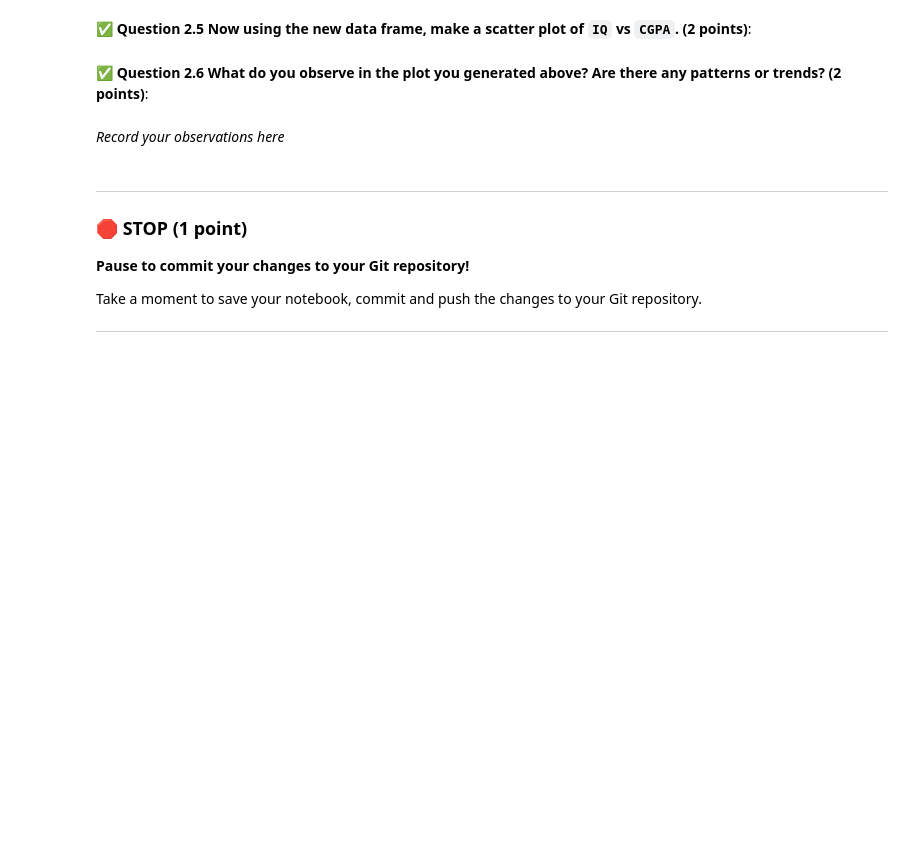
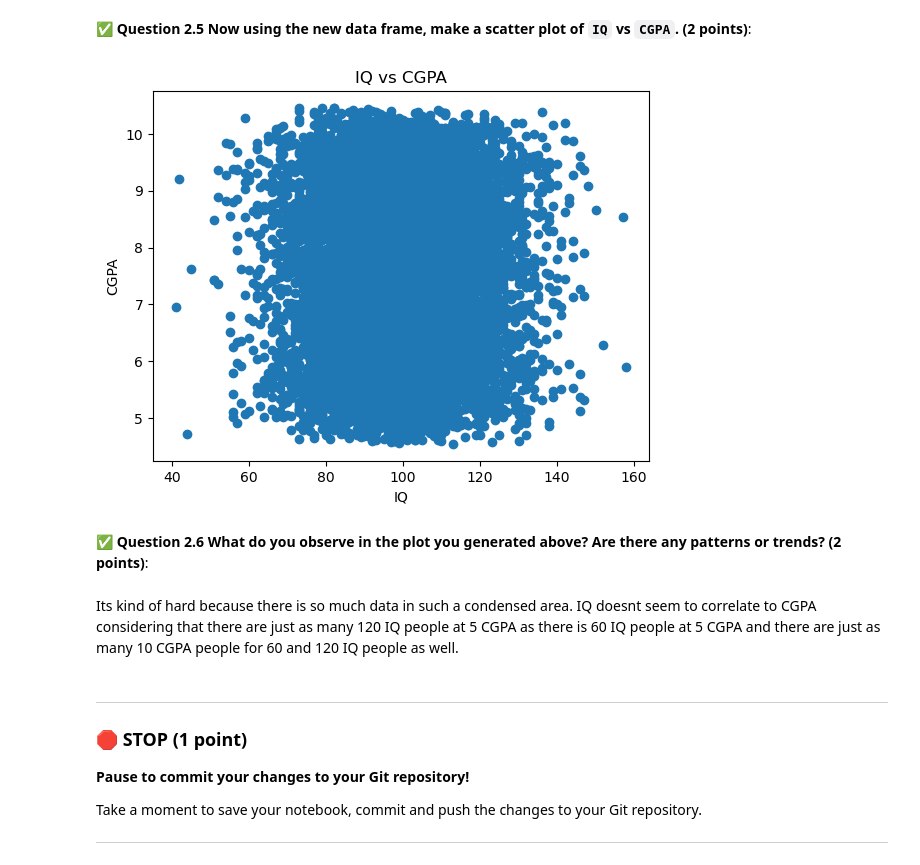
Before and after one commit to JonahX1/cmse202-f25-turnin, a Jupyter notebook: midterm/CMSE202-Midterm-Section001-STUDENT-F25.ipynb, the cells around one changed output. Saved outputs shown, nothing was run; the diff lists cells and outputs as text; code cells hidden in the pictures; blank space fills up the shorter version.

```diff
--- a/midterm/CMSE202-Midterm-Section001-STUDENT-F25.ipynb
+++ b/midterm/CMSE202-Midterm-Section001-STUDENT-F25.ipynb
@@ -73,3 +80,7 @@ curl -O https://raw.githubusercontent.com/hoolagans/CMSE202_FS24/refs/heads/main
 &#9989; **Question 2.2 Read in the dataset as a Pandas data frame and then display the first 4 rows. (2 points)**:
 # %%
 ### Put your code here:
+import pandas as pd
+
+df = pd.read_csv('CollegePlacement.csv')
+df.head(4)
@@ -85,10 +121,19 @@ curl -O https://raw.githubusercontent.com/hoolagans/CMSE202_FS24/refs/heads/main
 &#9989; **Question 2.5 Now using the new data frame, make a scatter plot of `IQ` vs `CGPA`. (2 points)**:
 # %%
 ### Put your code here
+import matplotlib.pyplot as plt
+
+plt.scatter(df['IQ'], df['CGPA'])
+plt.xlabel('IQ')
+plt.ylabel('CGPA')
+plt.title('IQ vs CGPA')
+plt.show()
+# %% [output]
+[figure, added]
 # %% [markdown]
 &#9989; **Question 2.6 What do you observe in the plot you generated above? Are there any patterns or trends? (2 points)**:
 # %% [markdown]
-_Record your observations here_
+Its kind of hard because there is so much data in such a condensed area. IQ doesnt seem to correlate to CGPA considering that there are just as many 120 IQ people at 5 CGPA as there is 60 IQ people at 5 CGPA and there are just as many 10 CGPA people for 60 and 120 IQ people as well.
 # %% [markdown]
 ---
 ### &#128721; STOP (1 point)
```
Also changed, not shown: parts of 9 cells of this notebook, 1 other file.
